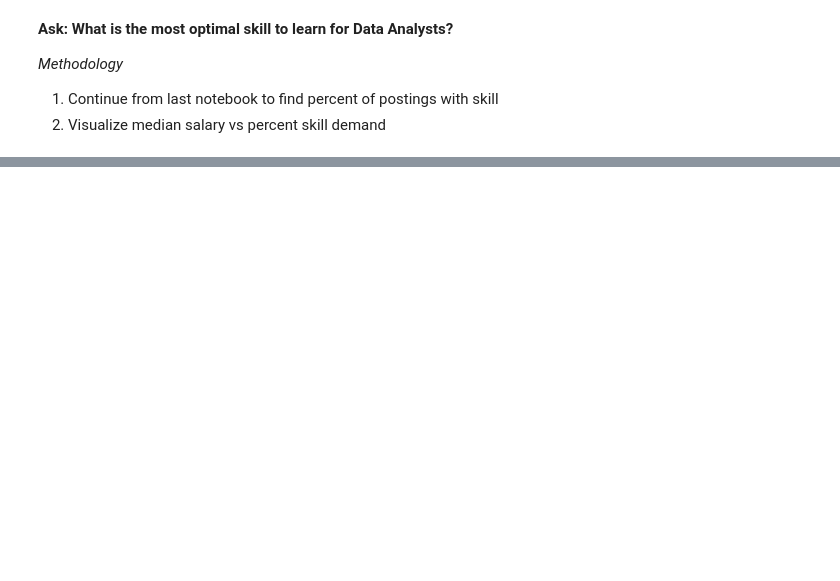
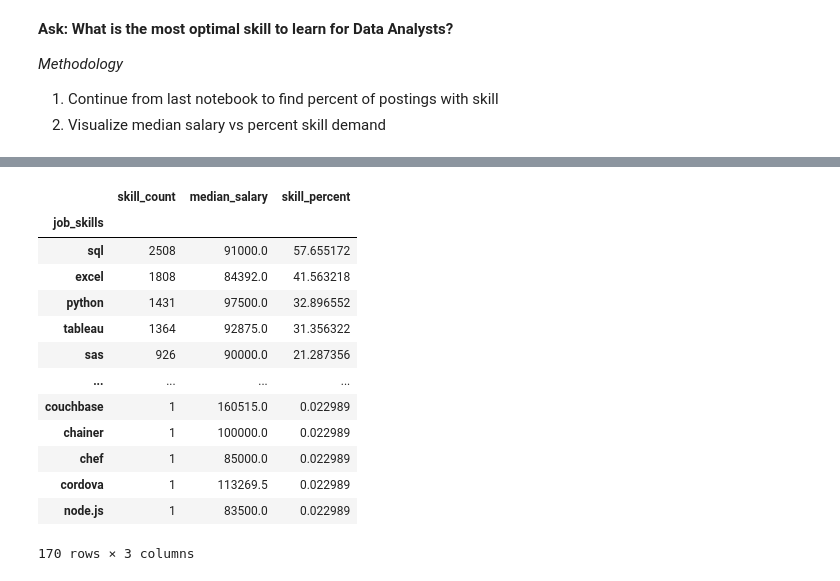
Before and after one commit to julielsa/Python-data-roles-analysis, a Jupyter notebook: 5_Optimal_Skills.ipynb, the cells around one changed output, grey strips where cells are left out. Cells and saved outputs as stored; diff of their text form; code cells hidden in the pictures; blank space fills up the shorter version.

```diff
--- a/5_Optimal_Skills.ipynb
+++ b/5_Optimal_Skills.ipynb
@@ -142,0 +66,28 @@ df.groupby('job_title_short')['salary_year_avg'].agg(['min', 'max'])
+# %%
+# using df_DA find the count of skills and also the median salary for each skill
+df_DA_skills = df_DA_US_exploded.groupby('job_skills')['salary_year_avg'].agg(['count', 'median']).sort_values(by='count', ascending=False)
+
+df_DA_skills = df_DA_skills.rename(columns={'count': 'skill_count', 'median': 'median_salary'})
+
+DA_job_count = len(df_DA_US)  # Find count of Data Analyst jobs in US with salary info
+
+df_DA_skills['skill_percent'] = df_DA_skills['skill_count'] / DA_job_count * 100
+
+df_DA_skills = df_DA_skills[df_DA_skills['skill_count'] > 0]
+
+df_DA_skills
+# %% [output]
+|  | skill_count | median_salary | skill_percent |
+| job_skills |  |  |  |
+| sql | 2508 | 91000.0 | 57.655172 |
+| excel | 1808 | 84392.0 | 41.563218 |
+| python | 1431 | 97500.0 | 32.896552 |
+| tableau | 1364 | 92875.0 | 31.356322 |
+| sas | 926 | 90000.0 | 21.287356 |
+| ... | ... | ... | ... |
+| couchbase | 1 | 160515.0 | 0.022989 |
+| chainer | 1 | 100000.0 | 0.022989 |
+| chef | 1 | 85000.0 | 0.022989 |
+| cordova | 1 | 113269.5 | 0.022989 |
+| node.js | 1 | 83500.0 | 0.022989 |
+170 rows × 3 columns
```
Also changed, not shown: parts of 21 cells of this notebook.
